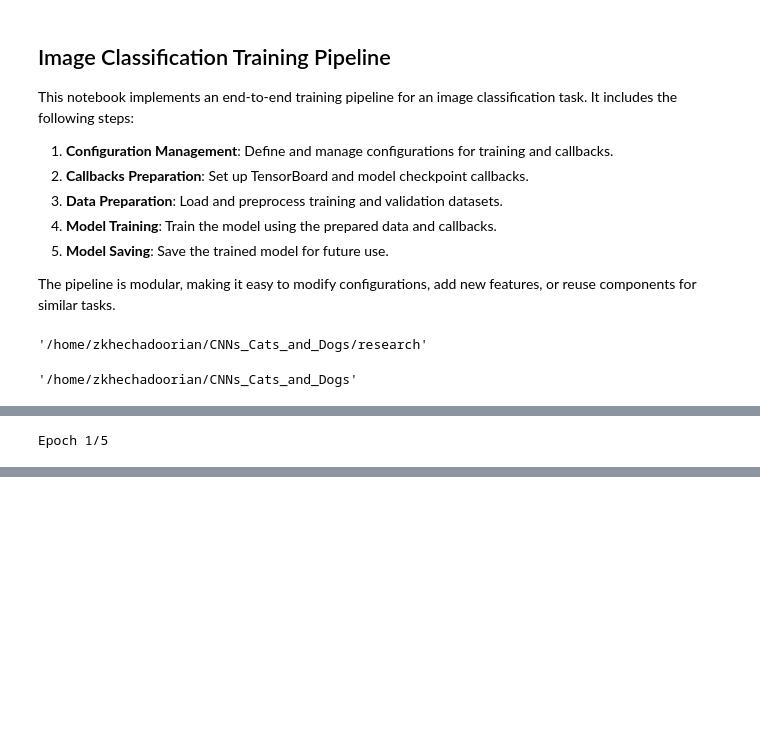
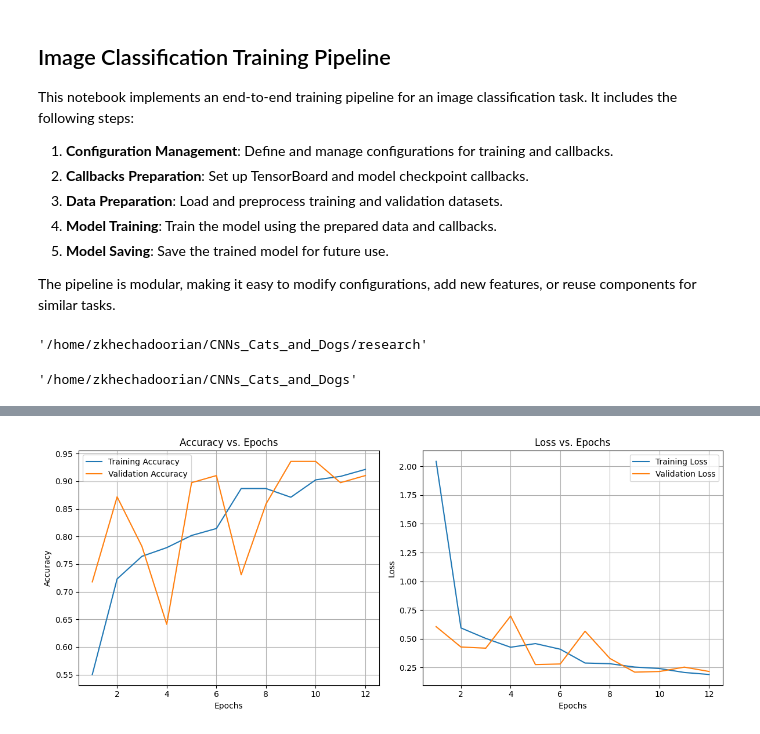
Before and after one commit to zkhechadoorian/CNNs_Cats_and_Dogs, a Jupyter notebook: research/st_04.ipynb, the cells around one changed output, grey strips where cells are left out. Cells and saved outputs as stored; diff of their text form; code cells hidden in the pictures; blank space fills up the shorter version.

```diff
--- a/research/st_04.ipynb
+++ b/research/st_04.ipynb
@@ -215,7 +215,7 @@ class Training:
         self.steps_per_epoch = self.train_generator.samples // self.train_generator.batch_size
         self.validation_steps = self.valid_generator.samples // self.valid_generator.batch_size
 
-        self.model.fit(
+        history = self.model.fit(
             self.train_generator,
             epochs=self.config.params_epochs,
             steps_per_epoch=self.steps_per_epoch,
@@ -228,3 +228,4 @@ class Training:
             path=self.config.trained_model_path,
             model=self.model
         )
+        return history
@@ -231,4 +267,6 @@ class Training:
 # %%
+from plot_training_curve import plot_training_curves
+
 try:
     config = ConfigurationManager()
     prepare_callbacks_config = config.get_prepare_callback_config()
@@ -239,9 +277,16 @@ try:
     training = Training(config=training_config)
     training.get_base_model()
     training.train_valid_generator()
-    training.train(
-        callback_list=callback_list
+    history = training.model.fit(
+        training.train_generator,
+        epochs=training.config.params_epochs,
+        #steps_per_epoch=training.steps_per_epoch,
+        #alidation_steps=training.validation_steps,
+        validation_data=training.valid_generator,
+        callbacks=callback_list
     )
+
+    plot_training_curves(history)
 
 except Exception as e:
     raise e
@@ -258 +319,0 @@ Found 318 images belonging to 2 classes.
-Epoch 1/5
@@ -275,3 +320,4 @@ Epoch 5/5
+[figure, added]
 # %%
 try:
     config = ConfigurationManager()
```
Also changed, not shown: parts of 5 cells of this notebook.
